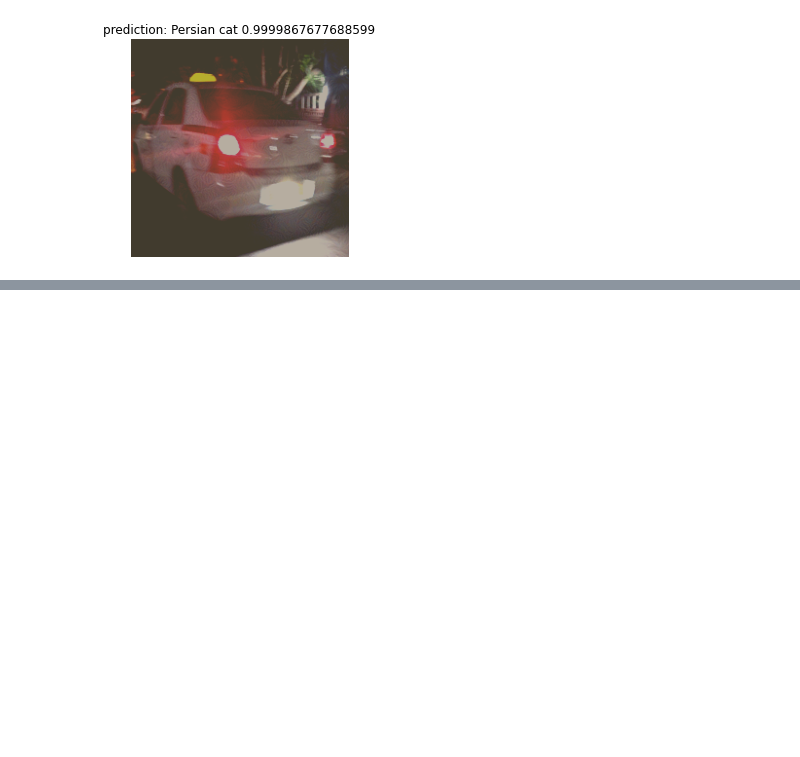
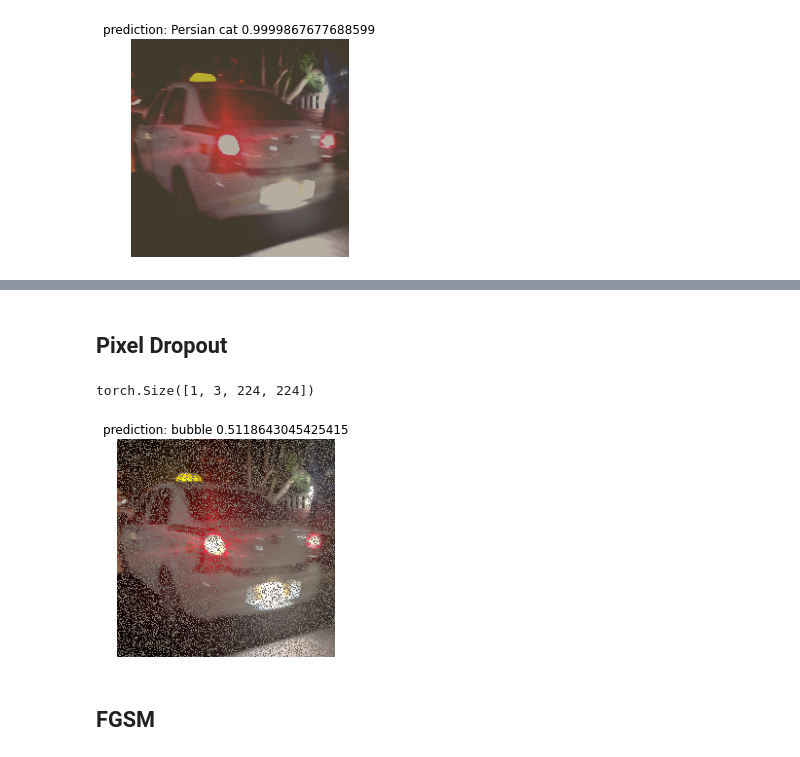
Before and after one commit to MittalNeha/SchoolOfAI_EMLO, a Jupyter notebook: 7. Model Explainability/Session7_Adveserial_Attacks.ipynb, the cells around one changed output, grey strips where cells are left out. Saved outputs shown, nothing was run; the diff lists cells and outputs as text; code cells hidden in the pictures; blank space fills up the shorter version.

```diff
--- a/7. Model Explainability/Session7_Adveserial_Attacks.ipynb
+++ b/7. Model Explainability/Session7_Adveserial_Attacks.ipynb
@@ -135,0 +145,27 @@ for img_name in os.listdir('test_images'):
+# %% [markdown]
+## Pixel Dropout
+# %%
+transform_dropout =  A.Compose([A.PixelDropout(0.3, always_apply=True, drop_value=0)])
+# %%
+img_tensor.shape
+# %% [output]
+torch.Size([1, 3, 224, 224])
+# %%
+def albumentation_totensor(img_tensor, transform):
+    dropout_img = transform_dropout(image=np.array(img_tensor.detach().squeeze().permute(1, 2, 0).numpy()))["image"]
+    img_tensor_d = torch.from_numpy(dropout_img)
+    img_tensor_d = img_tensor_d.permute(2, 0, 1).unsqueeze(0)
+    img_tensor_d.requires_grad = True
+    img_tensor_d = img_tensor_d.to(device)
+
+    return img_tensor_d
+# %%
+# img_tensor = transform(dropout_img)
+img_tensor_d = albumentation_totensor(img_tensor, transform_dropout)
+# %%
+new_pred_drop, score_drop = get_prediction(model, img_tensor_d)
+image_show(img_tensor_d, new_pred_drop + " " + str(score_drop))
+# %% [output]
+[figure, added]
+# %% [markdown]
+## FGSM
```
Also changed, not shown: parts of 12 cells of this notebook.
